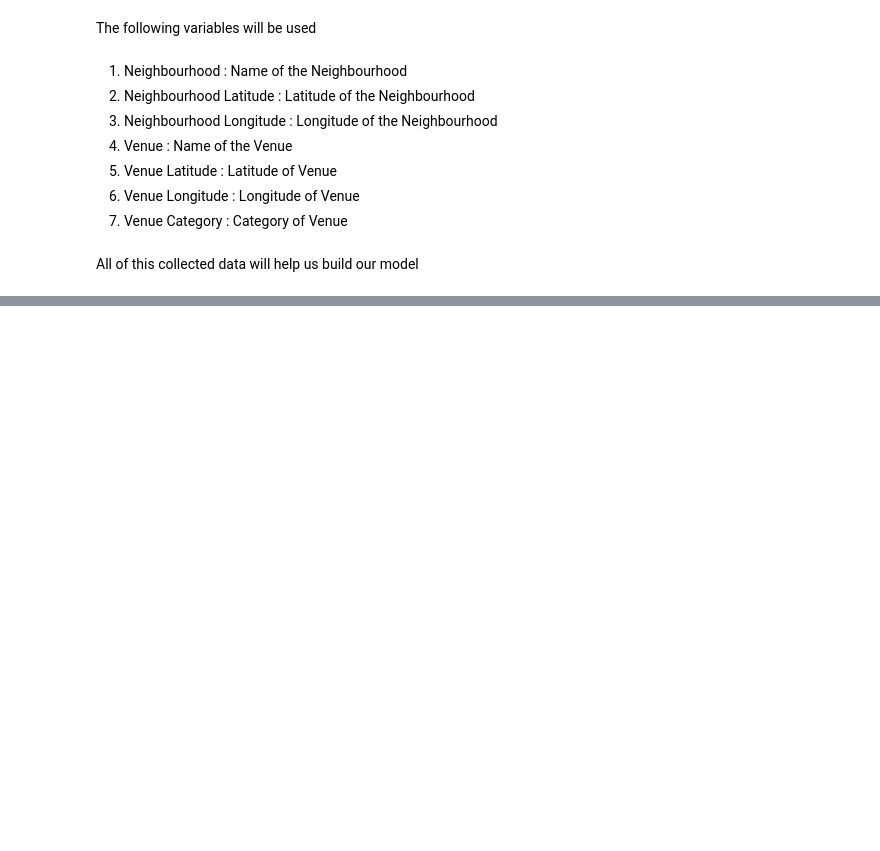
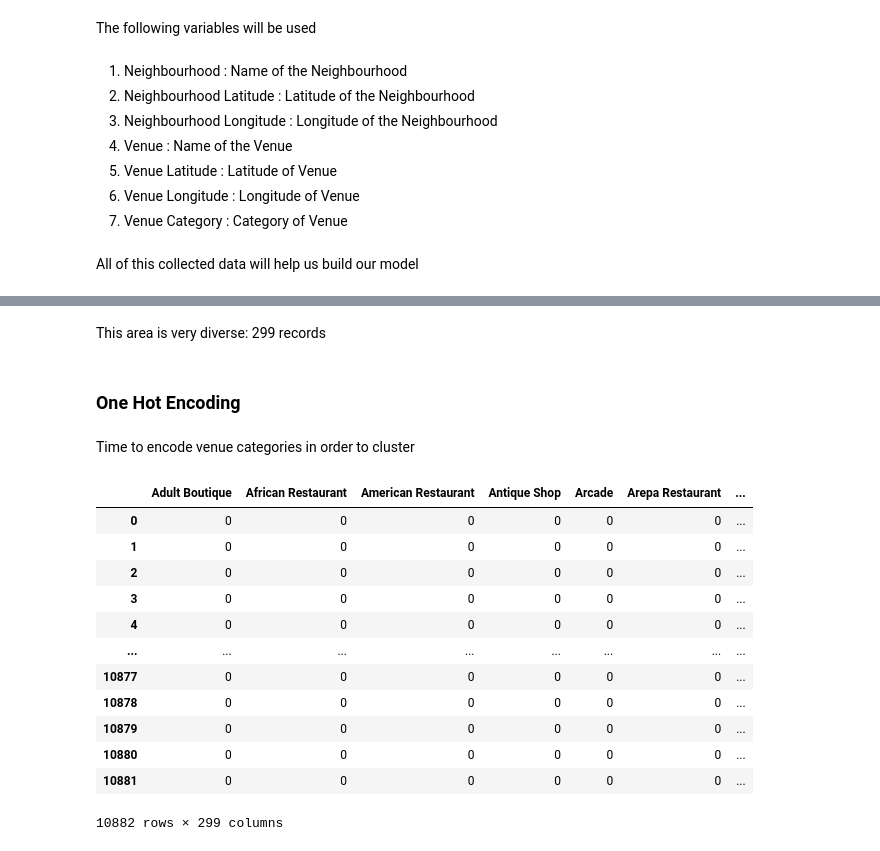
Before and after one commit to tkwan3/Coursera_Capstone, a Jupyter notebook: Battle of the Neighborhoods.ipynb, the cells around one changed output, grey strips where cells are left out. Drawn from its saved outputs; the diff is of its cells as text; code cells hidden in the pictures; blank space fills up the shorter version.

```diff
--- a/Battle of the Neighborhoods.ipynb
+++ b/Battle of the Neighborhoods.ipynb
@@ -57,0 +456,39 @@ All of this collected data will help us build our model
+# %%
+LIMIT=100
+
+def getNearbyVenues(names, latitudes, longitudes, radius=500):
+
+    venues_list=[]
+    for name, lat, lng in zip(names, latitudes, longitudes):
+        print(name)
+
+        # create the API request URL
+        url = 'https://api.foursquare.com/v2/venues/explore?&client_id={}&client_secret={}&v={}&ll={},{}&radius={}&limit={}'.format(
+            CLIENT_ID,
+            CLIENT_SECRET,
+            VERSION,
+            lat,
+            lng,
+            radius,
+            LIMIT
+            )
+
+        # make the GET request
+        results = requests.get(url).json()["response"]['groups'][0]['items']
+
+        # return only relevant information for each nearby venue
+        venues_list.append([(
+            name,
+            lat,
+            lng,
+            v['venue']['name'],
+            v['venue']['categories'][0]['name']) for v in results])
+
+    nearby_venues = pd.DataFrame([item for venue_list in venues_list for item in venue_list])
+    nearby_venues.columns = ['Neighbourhood',
+                  'Neighbourhood Latitude',
+                  'Neighbourhood Longitude',
+                  'Venue',
+                  'Venue Category']
+
+    return(nearby_venues)
@@ -57,0 +497,2 @@ All of this collected data will help us build our model
+# %%
+venues_in_London = getNearbyVenues(london_merged['borough'], london_merged['latitude'], london_merged['longitude'])
@@ -57,0 +551,23 @@ All of this collected data will help us build our model
+# %% [markdown]
+This area is very diverse: 299 records
+# %% [markdown]
+### One Hot Encoding
+# %% [markdown]
+Time to encode venue categories in order to cluster
+# %%
+London_venue_cat = pd.get_dummies(venues_in_London[['Venue Category']], prefix="", prefix_sep="")
+London_venue_cat
+# %% [output]
+|  | Adult Boutique | African Restaurant | American Restaurant | Antique Shop | Arcade | Arepa Restaurant | ... |
+| 0 | 0 | 0 | 0 | 0 | 0 | 0 | ... |
+| 1 | 0 | 0 | 0 | 0 | 0 | 0 | ... |
+| 2 | 0 | 0 | 0 | 0 | 0 | 0 | ... |
+| 3 | 0 | 0 | 0 | 0 | 0 | 0 | ... |
+| 4 | 0 | 0 | 0 | 0 | 0 | 0 | ... |
+| ... | ... | ... | ... | ... | ... | ... | ... |
+| 10877 | 0 | 0 | 0 | 0 | 0 | 0 | ... |
+| 10878 | 0 | 0 | 0 | 0 | 0 | 0 | ... |
+| 10879 | 0 | 0 | 0 | 0 | 0 | 0 | ... |
+| 10880 | 0 | 0 | 0 | 0 | 0 | 0 | ... |
+| 10881 | 0 | 0 | 0 | 0 | 0 | 0 | ... |
+10882 rows × 299 columns
```
Also changed, not shown: parts of 175 cells of this notebook.
